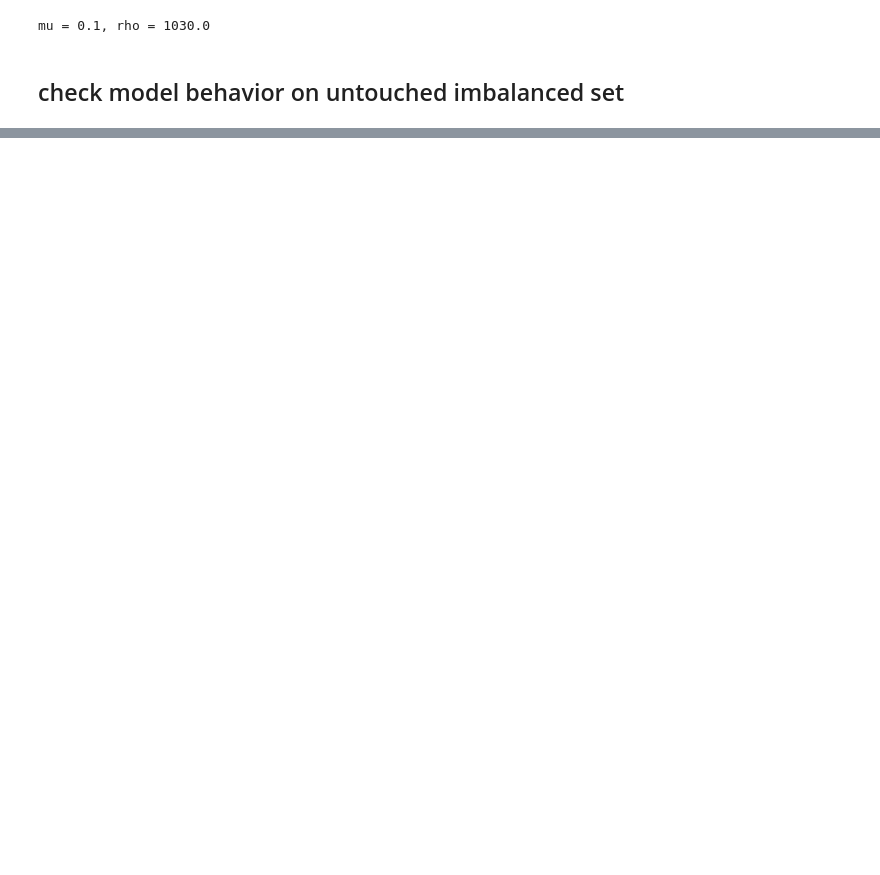
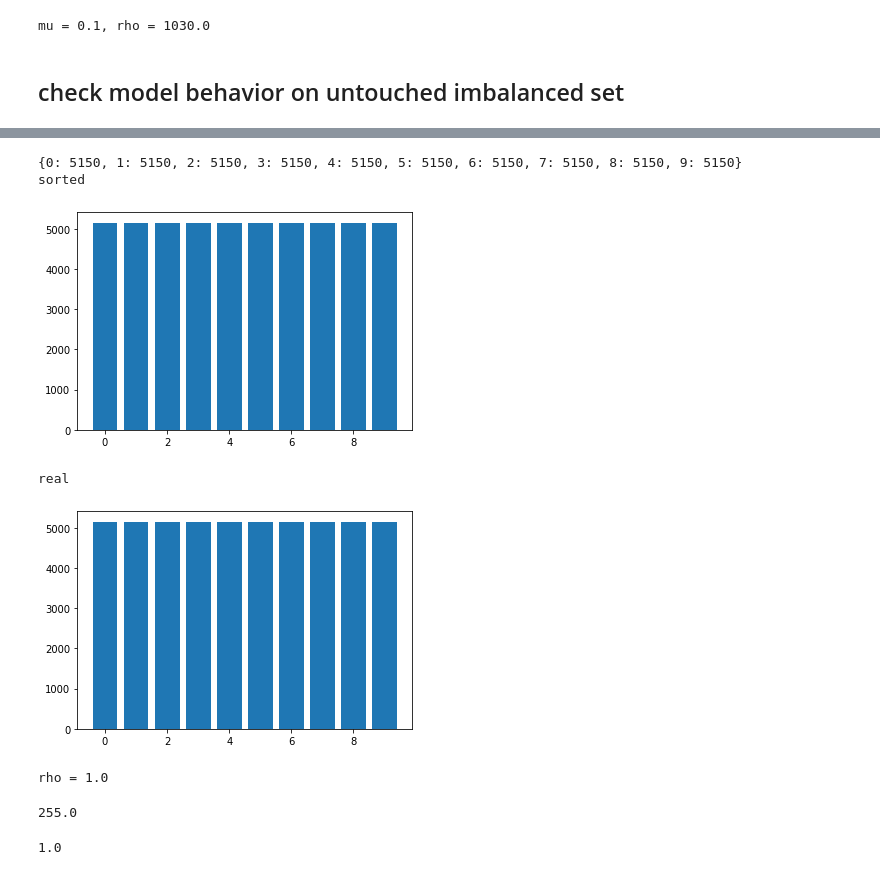
Before and after one commit to wojciechowskiofficial/adversarial_learning, a Jupyter notebook: exp_single_class_step_imbalance.ipynb, the cells around one changed output, grey strips where cells are left out. Saved outputs shown, nothing was run; the diff lists cells and outputs as text; code cells hidden in the pictures; blank space fills up the shorter version.

```diff
--- a/exp_single_class_step_imbalance.ipynb
+++ b/exp_single_class_step_imbalance.ipynb
@@ -311,0 +318,5 @@ fscore: 0.9489245494775614
+# %%
+model_aos = tf.keras.models.Sequential()
+history = model_run(model_aos, 1, imb_train_images_tf, imb_train_labels,
+                    imb_validation_images_tf, imb_validation_labels,
+          optimizer, loss, metrics, callbacks)
@@ -311,0 +341,28 @@ fscore: 0.9489245494775614
+# %%
+(imb_train_images, imb_train_labels) = (cp_img, cp_labels)
+distribution = hf.Imbalance.get_set_distribution(imb_train_labels)
+aos_train_images, aos_train_labels = hf.Adversarial.oversample(imb_train_images_expanded, imb_train_labels,
+                                                   tf.keras.losses.SparseCategoricalCrossentropy(from_logits = True),
+                                                   model_aos, [0],
+                                                   data_type = 'step')
+# %%
+print(hf.Imbalance.get_set_distribution(aos_train_labels))
+hf.Imbalance.plot_set_distribution(aos_train_images, aos_train_labels)
+# %% [output]
+{0: 5150, 1: 5150, 2: 5150, 3: 5150, 4: 5150, 5: 5150, 6: 5150, 7: 5150, 8: 5150, 9: 5150}
+sorted
+[figure, added]
+real
+[figure, added]
+rho = 1.0
+# %%
+print(np.max(aos_train_images))
+# %% [output]
+255.0
+# %%
+with tf.device('CPU:0'):
+    aos_train_images = np.true_divide(aos_train_images, 255.0)
+    aos_train_images_tf = tf.cast(aos_train_images, dtype = tf.float32)
+print(np.max(aos_train_images_tf))
+# %% [output]
+1.0
```
Also changed, not shown: parts of 26 cells of this notebook, 1 other file.
